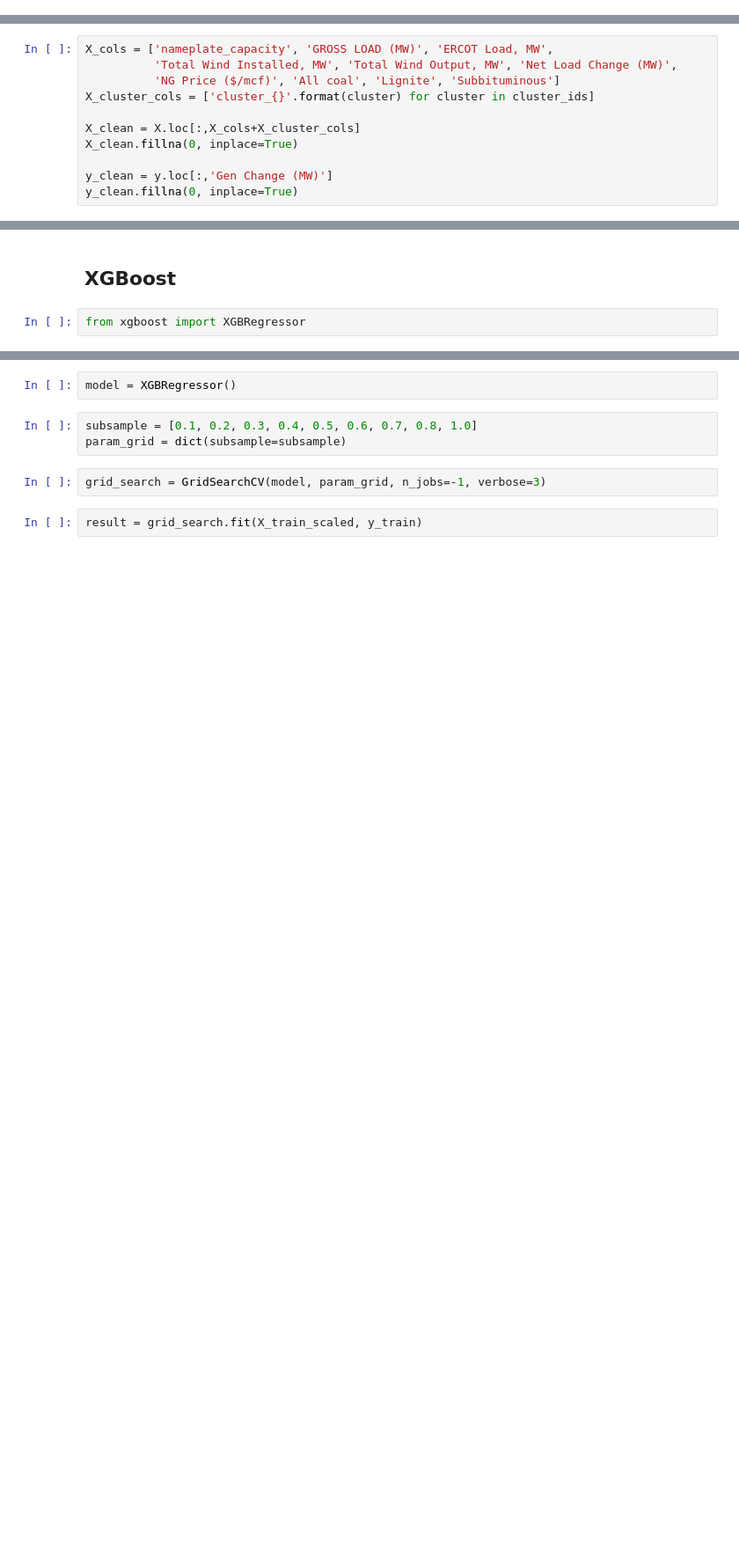
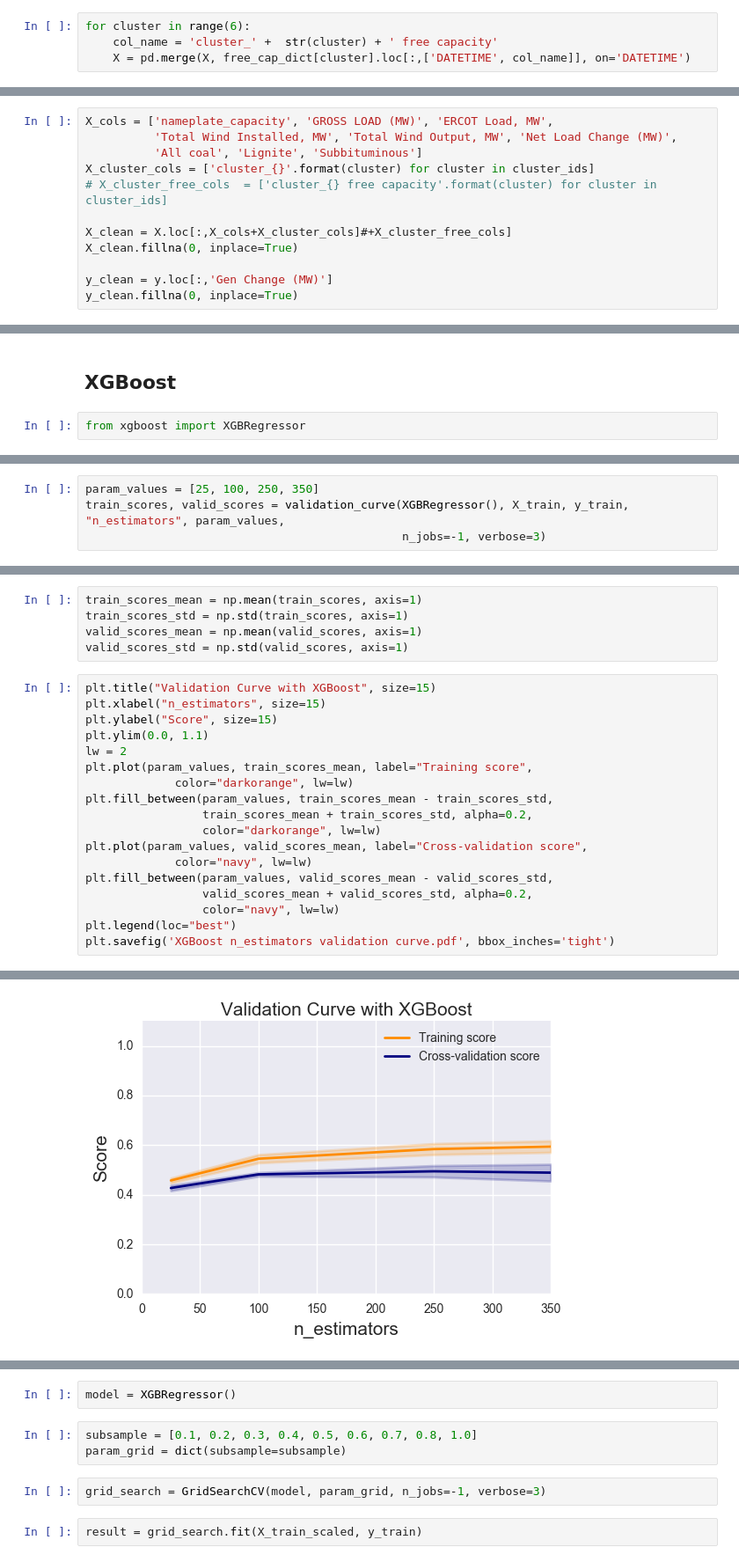
Before and after one commit to gschivley/ERCOT_power, a Jupyter notebook: Prediction model/Prediction models - XGBoost.ipynb, the cells around one changed output, grey strips where cells are left out. Shown: that part at 88% size. Drawn from its saved outputs; the diff is of its cells as text; blank space fills up the shorter version.

Commit message:
Save validation curves

```diff
--- a/Prediction model/Prediction models - XGBoost.ipynb
+++ b/Prediction model/Prediction models - XGBoost.ipynb
@@ -66,0 +91,4 @@ X.tail()
+# %%
+for cluster in range(6):
+    col_name = 'cluster_' +  str(cluster) + ' free capacity'
+    X = pd.merge(X, free_cap_dict[cluster].loc[:,['DATETIME', col_name]], on='DATETIME')
@@ -78,10 +127,11 @@ y.tail()
 # %%
 X_cols = ['nameplate_capacity', 'GROSS LOAD (MW)', 'ERCOT Load, MW',
           'Total Wind Installed, MW', 'Total Wind Output, MW', 'Net Load Change (MW)',
-          'NG Price ($/mcf)', 'All coal', 'Lignite', 'Subbituminous']
+          'All coal', 'Lignite', 'Subbituminous']
 X_cluster_cols = ['cluster_{}'.format(cluster) for cluster in cluster_ids]
+# X_cluster_free_cols  = ['cluster_{} free capacity'.format(cluster) for cluster in cluster_ids]
 
-X_clean = X.loc[:,X_cols+X_cluster_cols]
+X_clean = X.loc[:,X_cols+X_cluster_cols]#+X_cluster_free_cols]
 X_clean.fillna(0, inplace=True)
 
 y_clean = y.loc[:,'Gen Change (MW)']
@@ -174,0 +229,4 @@ from xgboost import XGBRegressor
+# %%
+param_values = [25, 100, 250, 350]
+train_scores, valid_scores = validation_curve(XGBRegressor(), X_train, y_train, "n_estimators", param_values,
+                                              n_jobs=-1, verbose=3)
@@ -174,0 +261,24 @@ from xgboost import XGBRegressor
+# %%
+train_scores_mean = np.mean(train_scores, axis=1)
+train_scores_std = np.std(train_scores, axis=1)
+valid_scores_mean = np.mean(valid_scores, axis=1)
+valid_scores_std = np.std(valid_scores, axis=1)
+# %%
+plt.title("Validation Curve with XGBoost", size=15)
+plt.xlabel("n_estimators", size=15)
+plt.ylabel("Score", size=15)
+plt.ylim(0.0, 1.1)
+lw = 2
+plt.plot(param_values, train_scores_mean, label="Training score",
+             color="darkorange", lw=lw)
+plt.fill_between(param_values, train_scores_mean - train_scores_std,
+                 train_scores_mean + train_scores_std, alpha=0.2,
+                 color="darkorange", lw=lw)
+plt.plot(param_values, valid_scores_mean, label="Cross-validation score",
+             color="navy", lw=lw)
+plt.fill_between(param_values, valid_scores_mean - valid_scores_std,
+                 valid_scores_mean + valid_scores_std, alpha=0.2,
+                 color="navy", lw=lw)
+plt.legend(loc="best")
+plt.savefig('XGBoost n_estimators validation curve.pdf', bbox_inches='tight')
+# %% [output]
@@ -174,0 +294 @@ from xgboost import XGBRegressor
+[figure, added]
```
Also changed, not shown: parts of 36 cells of this notebook, 2 other files.
